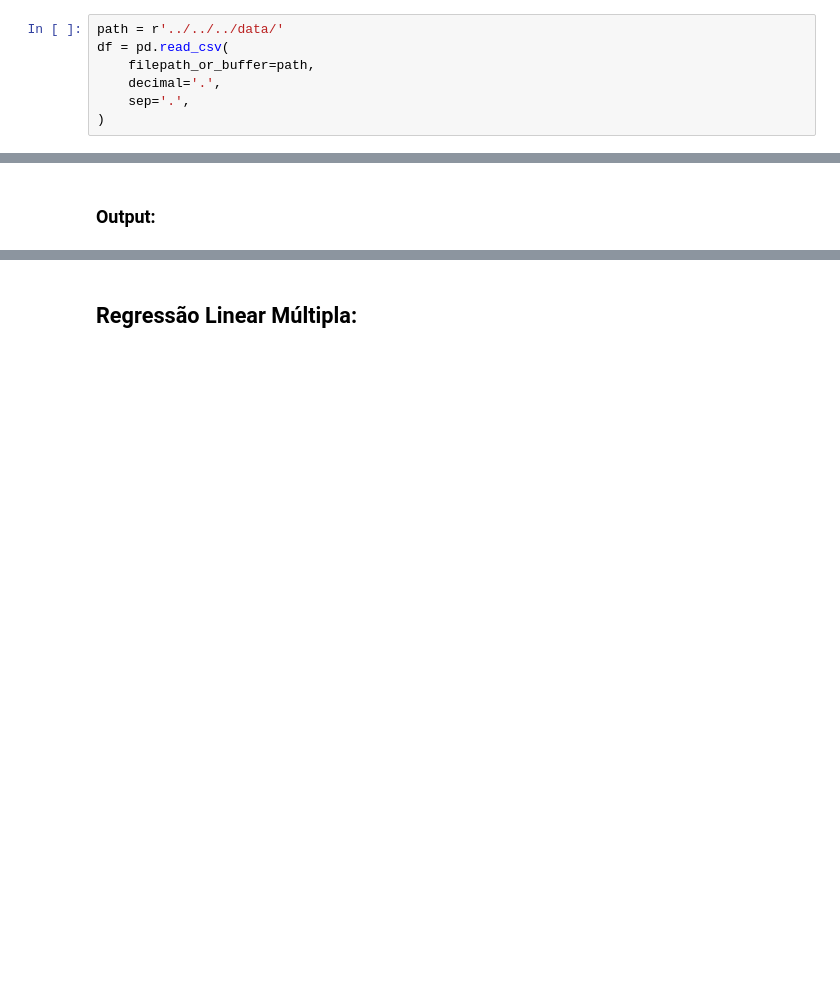
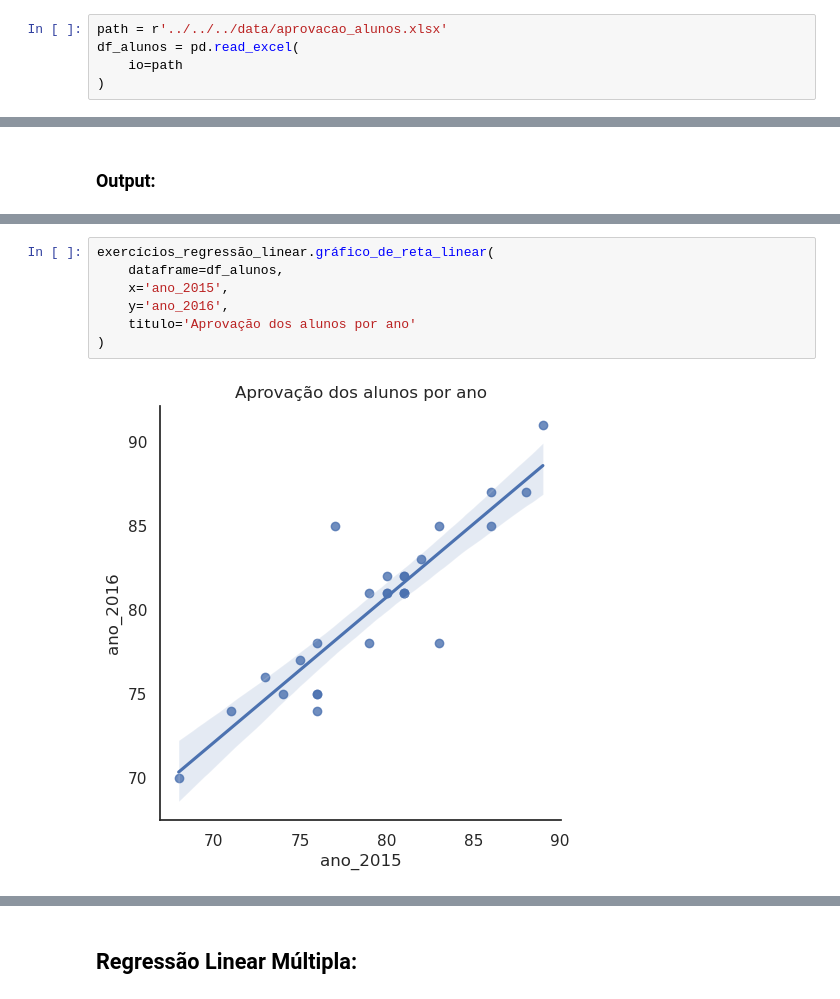
Before and after one commit to SamuelBarbosaDev/DataExpert, a Jupyter notebook: core/core/slots/7/main.ipynb, the cells around one changed output, grey strips where cells are left out. Saved outputs shown, nothing was run; the diff lists cells and outputs as text; blank space fills up the shorter version.

```diff
--- a/core/core/slots/7/main.ipynb
+++ b/core/core/slots/7/main.ipynb
@@ -12,7 +35,5 @@ from sklearn.model_selection import train_test_split
 # %%
-path = r'../../../data/'
-df = pd.read_csv(
-    filepath_or_buffer=path,
-    decimal='.',
-    sep='.',
+path = r'../../../data/aprovacao_alunos.xlsx'
+df_alunos = pd.read_excel(
+    io=path
 )
@@ -37,0 +330,9 @@ if __name__ == '__main__':
+# %%
+exercícios_regressão_linear.gráfico_de_reta_linear(
+    dataframe=df_alunos,
+    x='ano_2015',
+    y='ano_2016',
+    titulo='Aprovação dos alunos por ano'
+)
+# %% [output]
+[figure, added]
```
Also changed, not shown: parts of 48 cells of this notebook, 5 other files.
